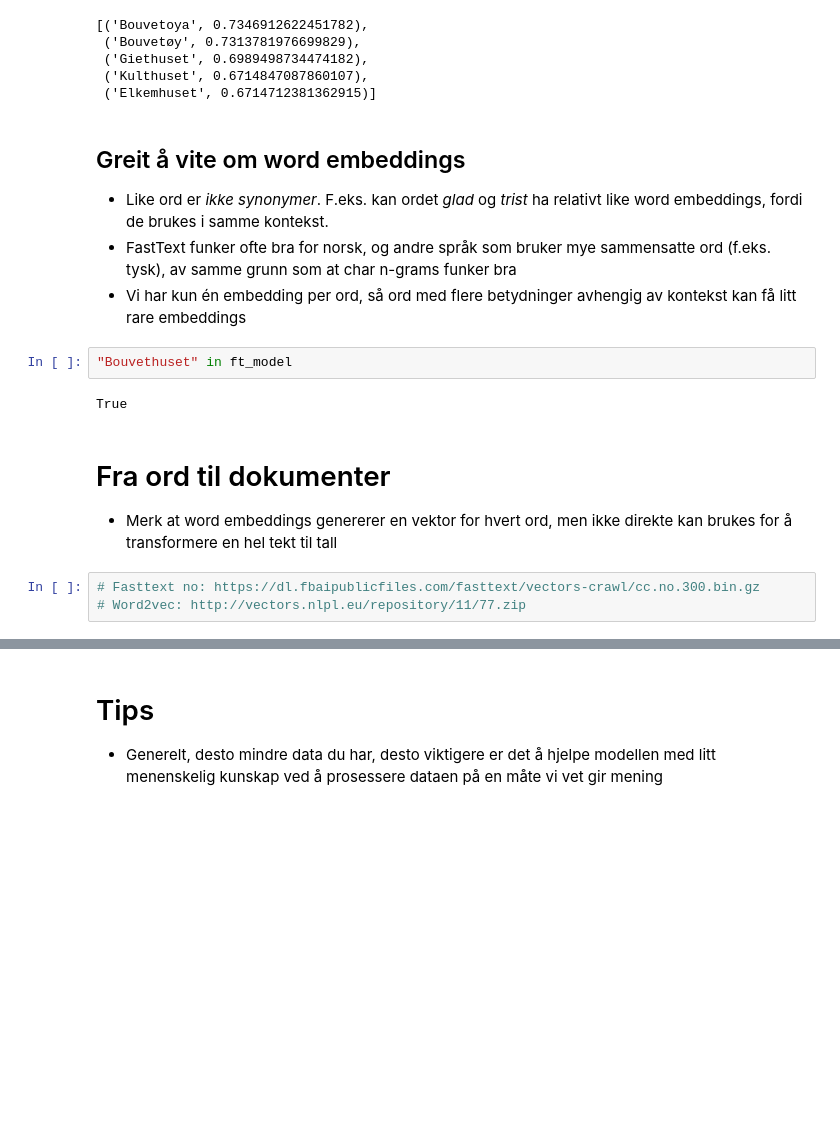
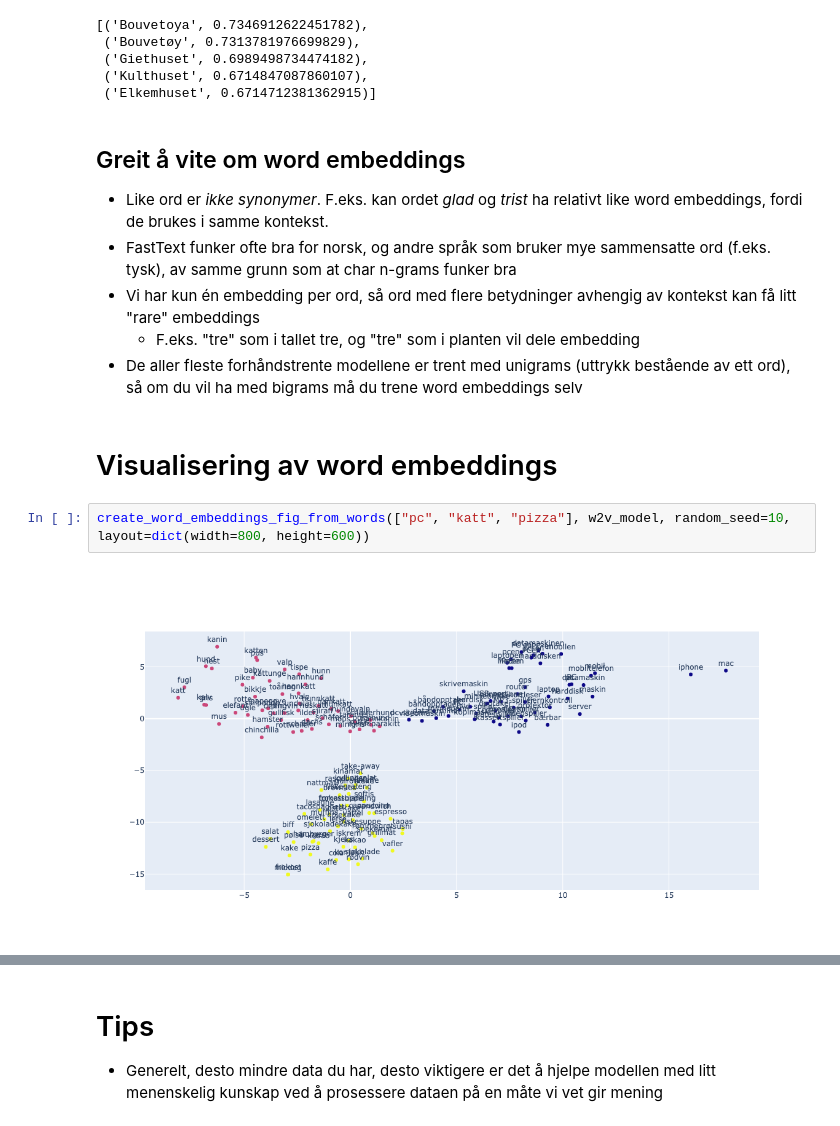
Before and after one commit to peterts/nlp-intro, a Jupyter notebook: notebooks/Presentation.ipynb, the cells around one changed output, grey strips where cells are left out. Drawn from its saved outputs; the diff is of its cells as text; blank space fills up the shorter version.

```diff
--- a/notebooks/Presentation.ipynb
+++ b/notebooks/Presentation.ipynb
@@ -852,15 +863,12 @@ ft_model.similar_by_vector(ft_model["Bouvethuset"], topn=5)
 
 - Like ord er *ikke synonymer*. F.eks. kan ordet *glad* og *trist* ha relativt like word embeddings, fordi de brukes i samme kontekst.
 - FastText funker ofte bra for norsk, og andre språk som bruker mye sammensatte ord (f.eks. tysk), av samme grunn som at char n-grams funker bra
-- Vi har kun én embedding per ord, så ord med flere betydninger avhengig av kontekst kan få litt rare embeddings
+- Vi har kun én embedding per ord, så ord med flere betydninger avhengig av kontekst kan få litt "rare" embeddings
+    - F.eks. "tre" som i tallet tre, og "tre" som i planten vil dele embedding
+- De aller fleste forhåndstrente modellene er trent med unigrams (uttrykk bestående av ett ord), så om du vil ha med bigrams må du trene word embeddings selv
-# %%
-"Bouvethuset" in ft_model
-# %% [output]
-True
-# %% [markdown]
-# Fra ord til dokumenter
-
-- Merk at word embeddings genererer en vektor for hvert ord, men ikke direkte kan brukes for å transformere en hel tekt til tall
-# %%
-# Fasttext no: https://dl.fbaipublicfiles.com/fasttext/vectors-crawl/cc.no.300.bin.gz
-# Word2vec: http://vectors.nlpl.eu/repository/11/77.zip
+# %% [markdown]
+# Visualisering av word embeddings
+# %%
+create_word_embeddings_fig_from_words(["pc", "katt", "pizza"], w2v_model, random_seed=10, layout=dict(width=800, height=600))
+# %% [output]
+[figure, added]
```
Also changed, not shown: parts of 94 cells of this notebook, 8 other files.
